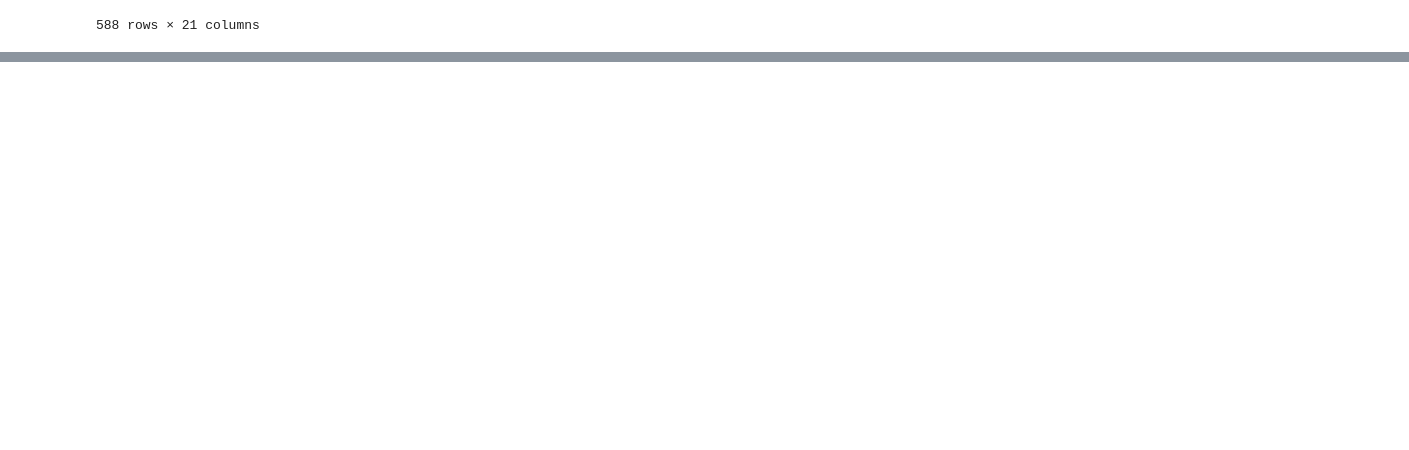
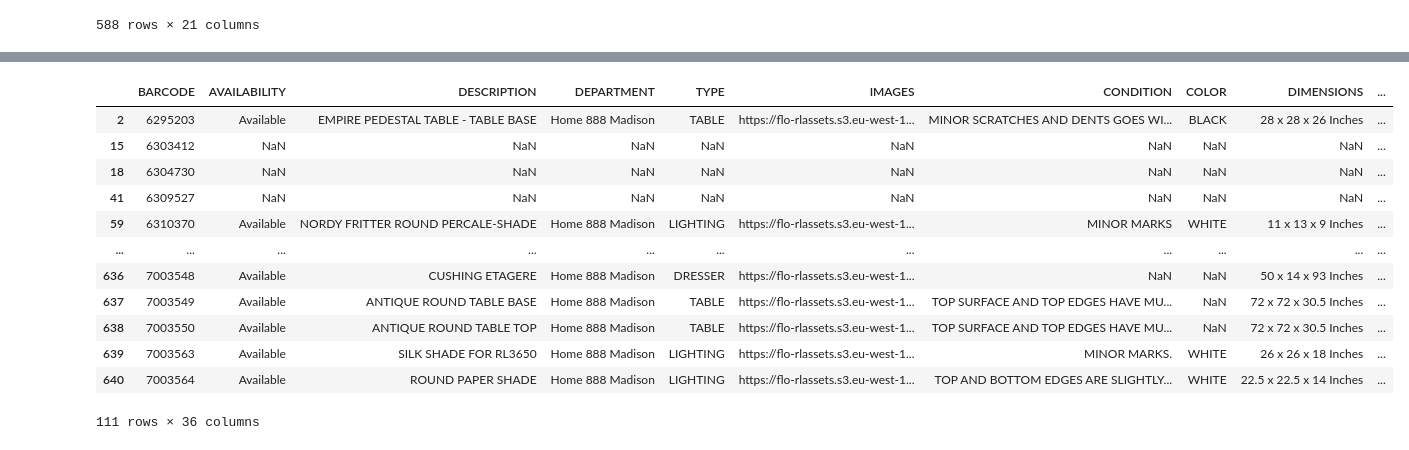
Before and after one commit to aradar1/RL-Home-Data-Cleaning, a Jupyter notebook: 888 Data Cleaning.ipynb, the cells around one changed output, grey strips where cells are left out. Saved outputs shown, nothing was run; the diff lists cells and outputs as text; code cells hidden in the pictures; blank space fills up the shorter version.

```diff
--- a/888 Data Cleaning.ipynb
+++ b/888 Data Cleaning.ipynb
@@ -254,0 +128,16 @@ concat_df.to_csv('Output/difference.csv',index=False)
+# %%
+dif
+# %% [output]
+|  | BARCODE | AVAILABILITY | DESCRIPTION | DEPARTMENT | TYPE | IMAGES | CONDITION | COLOR | DIMENSIONS | ... |
+| 2 | 6295203 | Available | EMPIRE PEDESTAL TABLE - TABLE BASE | Home 888 Madison | TABLE | https://flo-rlassets.s3.eu-west-1... | MINOR SCRATCHES AND DENTS GOES WI... | BLACK | 28 x 28 x 26 Inches | ... |
+| 15 | 6303412 | NaN | NaN | NaN | NaN | NaN | NaN | NaN | NaN | ... |
+| 18 | 6304730 | NaN | NaN | NaN | NaN | NaN | NaN | NaN | NaN | ... |
+| 41 | 6309527 | NaN | NaN | NaN | NaN | NaN | NaN | NaN | NaN | ... |
+| 59 | 6310370 | Available | NORDY FRITTER ROUND PERCALE-SHADE | Home 888 Madison | LIGHTING | https://flo-rlassets.s3.eu-west-1... | MINOR MARKS | WHITE | 11 x 13 x 9 Inches | ... |
+| ... | ... | ... | ... | ... | ... | ... | ... | ... | ... | ... |
+| 636 | 7003548 | Available | CUSHING ETAGERE | Home 888 Madison | DRESSER | https://flo-rlassets.s3.eu-west-1... | NaN | NaN | 50 x 14 x 93 Inches | ... |
+| 637 | 7003549 | Available | ANTIQUE ROUND TABLE BASE | Home 888 Madison | TABLE | https://flo-rlassets.s3.eu-west-1... | TOP SURFACE AND TOP EDGES HAVE MU... | NaN | 72 x 72 x 30.5 Inches | ... |
+| 638 | 7003550 | Available | ANTIQUE ROUND TABLE TOP | Home 888 Madison | TABLE | https://flo-rlassets.s3.eu-west-1... | TOP SURFACE AND TOP EDGES HAVE MU... | NaN | 72 x 72 x 30.5 Inches | ... |
+| 639 | 7003563 | Available | SILK SHADE FOR RL3650 | Home 888 Madison | LIGHTING | https://flo-rlassets.s3.eu-west-1... | MINOR MARKS. | WHITE | 26 x 26 x 18 Inches | ... |
+| 640 | 7003564 | Available | ROUND PAPER SHADE | Home 888 Madison | LIGHTING | https://flo-rlassets.s3.eu-west-1... | TOP AND BOTTOM EDGES ARE SLIGHTLY... | WHITE | 22.5 x 22.5 x 14 Inches | ... |
+111 rows × 36 columns
```
Also changed, not shown: parts of 48 cells of this notebook, 3 other files.
